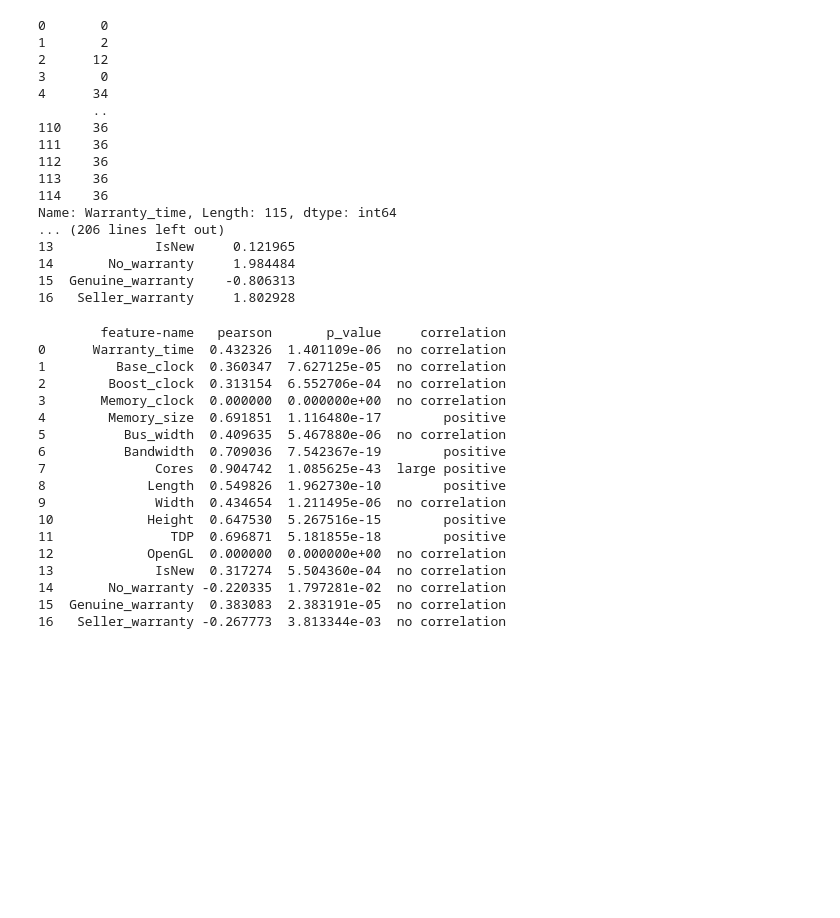
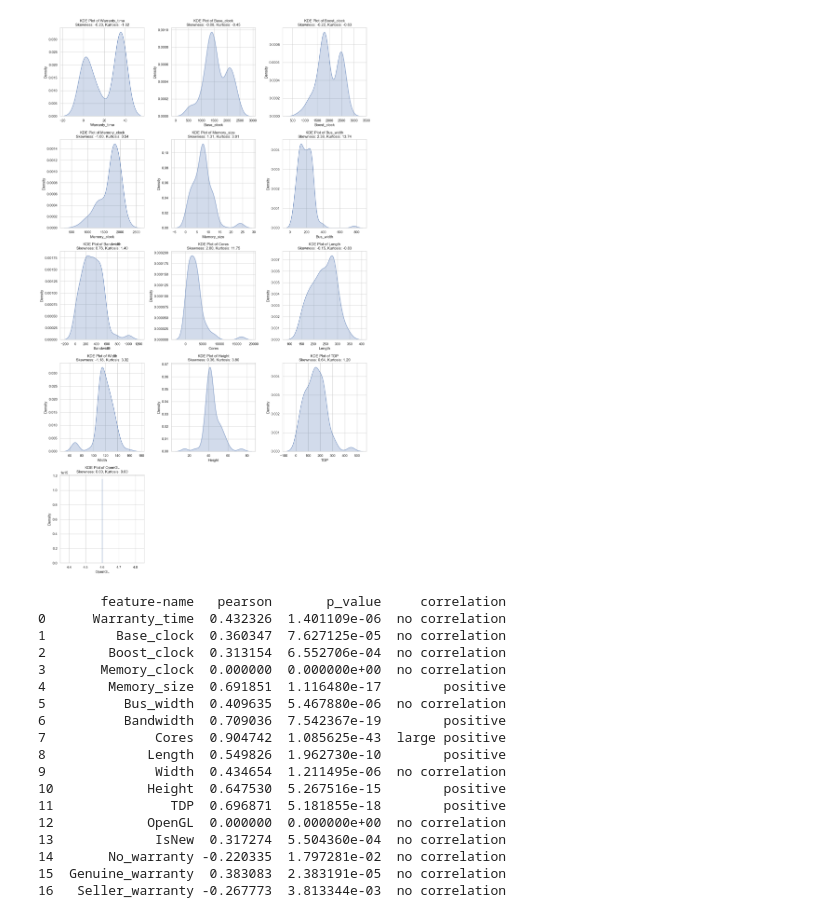
Before and after one commit to photonrays/Du_doan_gia_VGA, a Jupyter notebook: eda.ipynb, the cells around one changed output. Cells and saved outputs as stored; diff of their text form; code cells hidden in the pictures; blank space fills up the shorter version.

```diff
--- a/eda.ipynb
+++ b/eda.ipynb
@@ -39,39 +35,35 @@ features
-# %%
-from scipy.stats import skew
-
-symmetry_df = pd.DataFrame(columns=["feature-name", "is-symmetric"])
-symmetry_df["is-symmetric"]=symmetry_df["is-symmetric"].astype(bool)
-
-percent_threshold = 0.1
-
-for feature_name in features:
-    feature_data = df[feature_name]
-    is_symmetric = skew(feature_data)
-    feature_result = pd.DataFrame({"feature-name": [feature_name], "is-symmetric": [is_symmetric]})
-
-    # Concatenate the feature result to the results DataFrame
-    symmetry_df = pd.concat([symmetry_df, feature_result], ignore_index=True)
-
-
-print(symmetry_df)
-# %% [output]
-0       0
-1       2
-2      12
-3       0
-4      34
-       ..
-110    36
-111    36
-112    36
-113    36
-114    36
-Name: Warranty_time, Length: 115, dtype: int64
-... (206 lines left out)
-13             IsNew     0.121965
-14       No_warranty     1.984484
-15  Genuine_warranty    -0.806313
-16   Seller_warranty     1.802928
+# %%
+import seaborn as sns
+import matplotlib.pyplot as plt
+import pandas as pd
+
+def kdeplot_with_stats(df):
+    sns.set(style='whitegrid')
+
+    num_features = len(features)
+    num_cols = 3
+    num_rows = (num_features + num_cols - 1) // num_cols
+    fig, axes = plt.subplots(num_rows, num_cols, figsize=(15, 5 * num_rows))
+
+    for i, feature in enumerate(features):
+        ax = axes[i // num_cols, i % num_cols]
+
+        sns.kdeplot(df[feature], fill=True, ax=ax)
+        ax.set_title(f'KDE Plot of {feature}\nSkewness: {df[feature].skew():.2f}, Kurtosis: {df[feature].kurtosis():.2f}')
+
+    # Remove empty subplots if necessary
+    if num_features < num_rows * num_cols:
+        for i in range(num_features, num_rows * num_cols):
+            fig.delaxes(axes.flatten()[i])
+
+    plt.tight_layout()
+    plt.show()
+
+# Example usage:
+# Assuming df is your DataFrame
+kdeplot_with_stats(df)
+# %% [output]
+[figure, added]
 # %%
 import scipy.stats as stats
 
```
Also changed, not shown: parts of 2 cells of this notebook, 2 other files.
